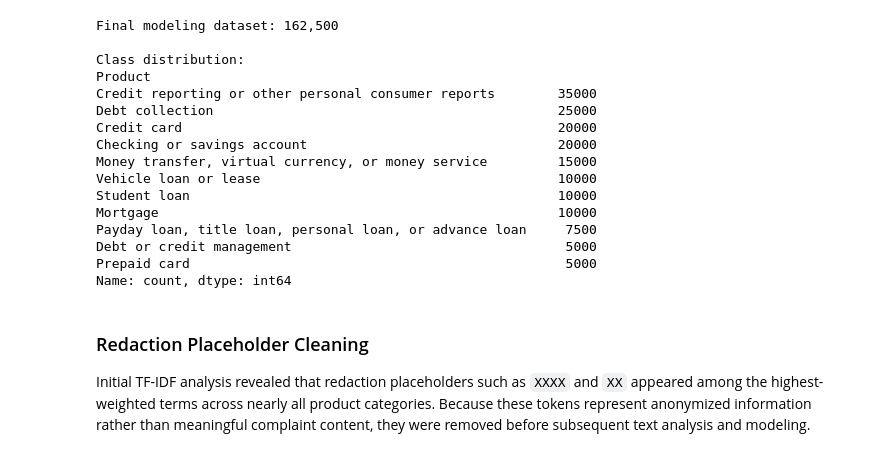
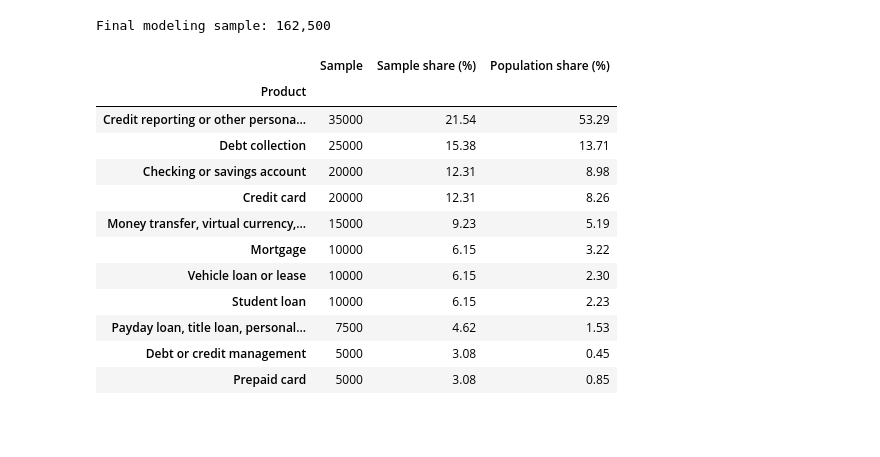
Before and after one commit to Griev-AI-ance/ComplaintRouter, a Jupyter notebook: notebooks/01_data_cleaning.ipynb, the cells around one changed output. Cells and saved outputs as stored; diff of their text form; code cells hidden in the pictures; blank space fills up the shorter version.

```diff
--- a/notebooks/01_data_cleaning.ipynb
+++ b/notebooks/01_data_cleaning.ipynb
@@ -275,0 +176,8 @@ Final unique, unambiguous narratives: 1,313,972
+# %%
+print("Date range:", narratives["Date received"].min(), "to", narratives["Date received"].max())
+
+too_short = narratives["clean_words"] < 3
+print(f"Narratives under three words after cleaning: {too_short.sum():,}")
+
+narratives = narratives[~too_short].copy()
+print(f"Remaining narratives: {len(narratives):,}")
@@ -275,0 +282,9 @@ Final unique, unambiguous narratives: 1,313,972
+# %%
+population_counts = clean_complaints["Product"].value_counts()
+
+population_summary = pd.DataFrame({
+    "Unique narratives": population_counts,
+    "Share (%)": (population_counts / population_counts.sum() * 100).round(2),
+})
+
+population_summary
@@ -290,57 +327,52 @@ sample_sizes = {
 # %%
 sampled_dfs = []
 
 for product, target_size in sample_sizes.items():
     product_data = clean_complaints[
         clean_complaints["Product"] == product
     ]
 
     # Never request more records than actually exist
     n = min(target_size, len(product_data))
 
     sampled = product_data.sample(
         n=n,
-        random_state=42
+        random_state=RANDOM_STATE
     )
 
     sampled_dfs.append(sampled)
 
-modeling_data = pd.concat(
+sample_index = pd.concat(
     sampled_dfs,
     ignore_index=True
 )
 
-# Shuffle the combined dataset
-modeling_data = modeling_data.sample(
+# Shuffle the combined sample
+sample_index = sample_index.sample(
     frac=1,
-    random_state=42
+    random_state=RANDOM_STATE
 ).reset_index(drop=True)
 
-print("Final modeling dataset:", f"{len(modeling_data):,}")
-print("\nClass distribution:")
-print(modeling_data["Product"].value_counts())
+sample_comparison = pd.DataFrame({
+    "Sample": sample_index["Product"].value_counts(),
+    "Sample share (%)": (sample_index["Product"].value_counts(normalize=True) * 100).round(2),
+    "Population share (%)": population_summary["Share (%)"],
+}).sort_values("Sample", ascending=False)
+
+print("Final modeling sample:", f"{len(sample_index):,}")
+sample_comparison
 # %% [output]
-Final modeling dataset: 162,500
-
-Class distribution:
-Product
-Credit reporting or other personal consumer reports        35000
-Debt collection                                            25000
-Credit card                                                20000
-Checking or savings account                                20000
-Money transfer, virtual currency, or money service         15000
-Vehicle loan or lease                                      10000
-Student loan                                               10000
-Mortgage                                                   10000
-Payday loan, title loan, personal loan, or advance loan     7500
-Debt or credit management                                   5000
-Prepaid card                                                5000
-Name: count, dtype: int64
+Final modeling sample: 162,500
+|  | Sample | Sample share (%) | Population share (%) |
+| Product |  |  |  |
+| Credit reporting or other persona... | 35000 | 21.54 | 53.29 |
+| Debt collection | 25000 | 15.38 | 13.71 |
+| Checking or savings account | 20000 | 12.31 | 8.98 |
+| Credit card | 20000 | 12.31 | 8.26 |
+| Money transfer, virtual currency,... | 15000 | 9.23 | 5.19 |
+| Mortgage | 10000 | 6.15 | 3.22 |
+| Vehicle loan or lease | 10000 | 6.15 | 2.30 |
+| Student loan | 10000 | 6.15 | 2.23 |
+| Payday loan, title loan, personal... | 7500 | 4.62 | 1.53 |
+| Debt or credit management | 5000 | 3.08 | 0.45 |
+| Prepaid card | 5000 | 3.08 | 0.85 |
-# %% [markdown]
-### Redaction Placeholder Cleaning
-
-Initial TF-IDF analysis revealed that redaction placeholders such as `XXXX`
-and `XX` appeared among the highest-weighted terms across nearly all product
-categories. Because these tokens represent anonymized information rather than
-meaningful complaint content, they were removed before subsequent text
-analysis and modeling.
```
Also changed, not shown: parts of 52 cells of this notebook, 52 other files.
